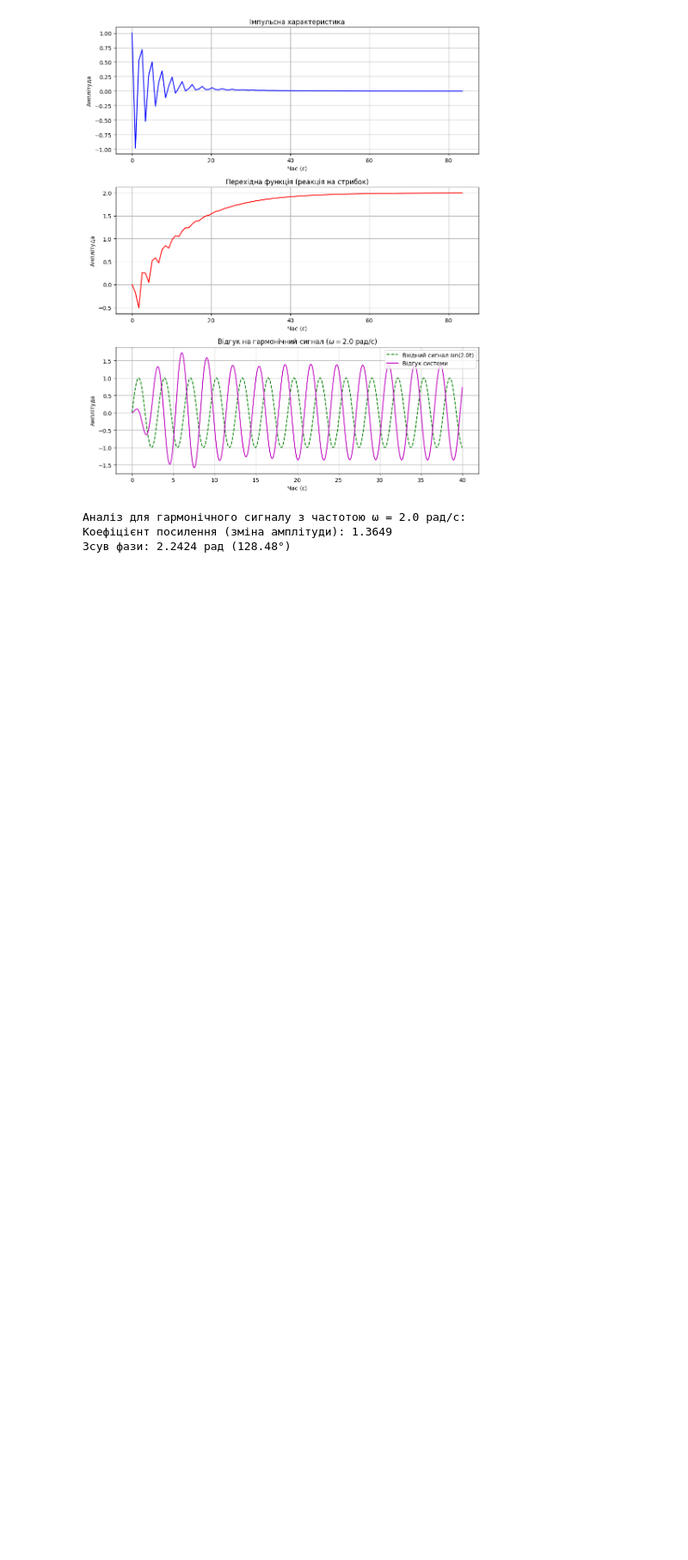
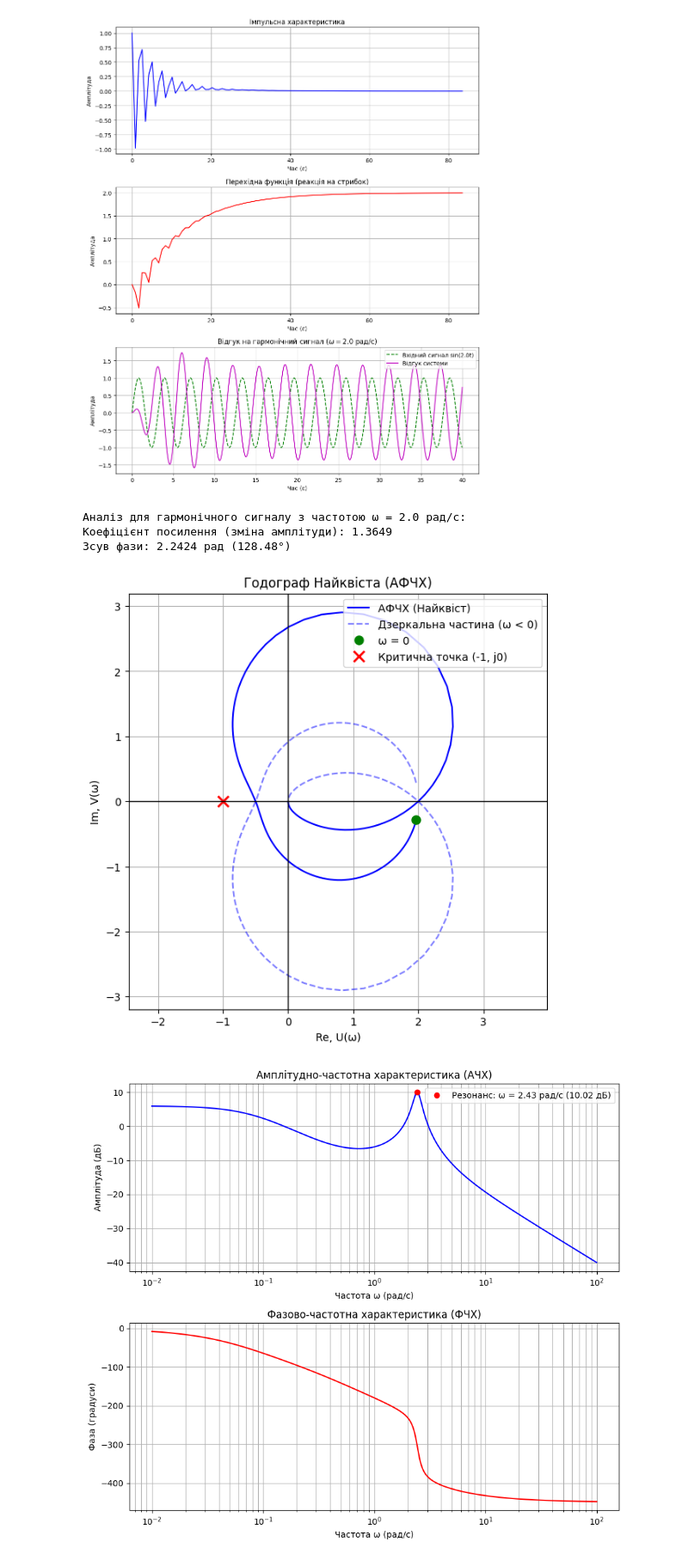
Before and after one commit to smir-nat/Mat-model, a Jupyter notebook: lab_2.ipynb, the cells around one changed output. Shown at 86% size. Cells and saved outputs as stored; diff of their text form; code cells hidden in the pictures; blank space fills up the shorter version.

```diff
--- a/lab_2.ipynb
+++ b/lab_2.ipynb
@@ -94,3 +82,58 @@ print(f"Зсув фази: {phase_shift_rad:.4f} рад ({phase_shift_deg:.2f}°
 Аналіз для гармонічного сигналу з частотою ω = 2.0 рад/с:
 Коефіцієнт посилення (зміна амплітуди): 1.3649
 Зсув фази: 2.2424 рад (128.48°)
+# %%
+import scipy.signal as signal
+import numpy as np
+import matplotlib.pyplot as plt
+
+num = [2, -5, 2]
+den = [2, 1, 12, 1]
+sys = signal.TransferFunction(num, den)
+
+w = np.logspace(-2, 2, 1000)
+w, H = signal.freqresp(sys, w=w)
+
+plt.figure(figsize=(7, 7))
+plt.plot(H.real, H.imag, 'b-', label='АФЧХ (Найквіст)')
+plt.plot(H.real, -H.imag, 'b--', alpha=0.5, label='Дзеркальна частина (ω < 0)')
+plt.plot(H[0].real, H[0].imag, 'go', markersize=8, label='ω = 0')
+plt.plot(-1, 0, 'rx', markersize=10, markeredgewidth=2, label='Критична точка (-1, j0)')
+
+plt.axhline(0, color='black', linewidth=1)
+plt.axvline(0, color='black', linewidth=1)
+plt.grid(True)
+plt.xlabel('Re, U(ω)')
+plt.ylabel('Im, V(ω)')
+plt.title('Годограф Найквіста (АФЧХ)')
+plt.legend()
+plt.axis('equal')
+plt.show()
+
+w_bode, mag_db, phase_deg = signal.bode(sys, w=w)
+
+fig, (ax1, ax2) = plt.subplots(2, 1, figsize=(9, 8))
+
+ax1.semilogx(w_bode, mag_db, 'b')
+ax1.set_title('Амплітудно-частотна характеристика (АЧХ)')
+ax1.set_xlabel('Частота ω (рад/с)')
+ax1.set_ylabel('Амплітуда (дБ)')
+ax1.grid(True, which="both")
+
+res_idx = np.argmax(mag_db)
+w_res = w_bode[res_idx]
+mag_res = mag_db[res_idx]
+ax1.plot(w_res, mag_res, 'ro', label=f'Резонанс: ω = {w_res:.2f} рад/с ({mag_res:.2f} дБ)')
+ax1.legend()
+
+ax2.semilogx(w_bode, phase_deg, 'r')
+ax2.set_title('Фазово-частотна характеристика (ФЧХ)')
+ax2.set_xlabel('Частота ω (рад/с)')
+ax2.set_ylabel('Фаза (градуси)')
+ax2.grid(True, which="both")
+
+plt.tight_layout()
+plt.show()
+# %% [output]
+[figure, added]
+[figure, added]
```
Also changed, not shown: parts of 2 cells of this notebook.
